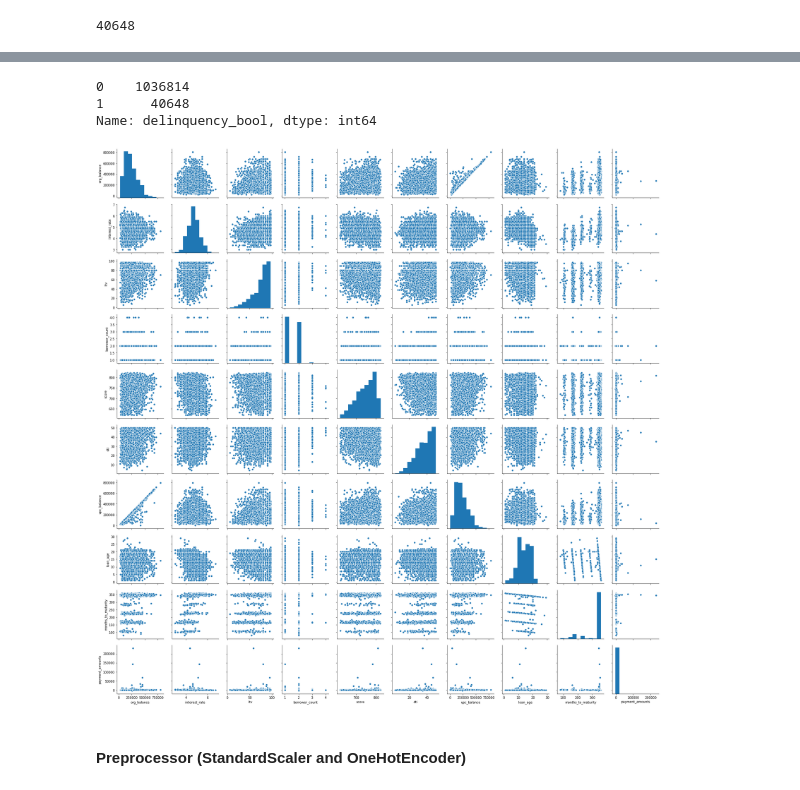
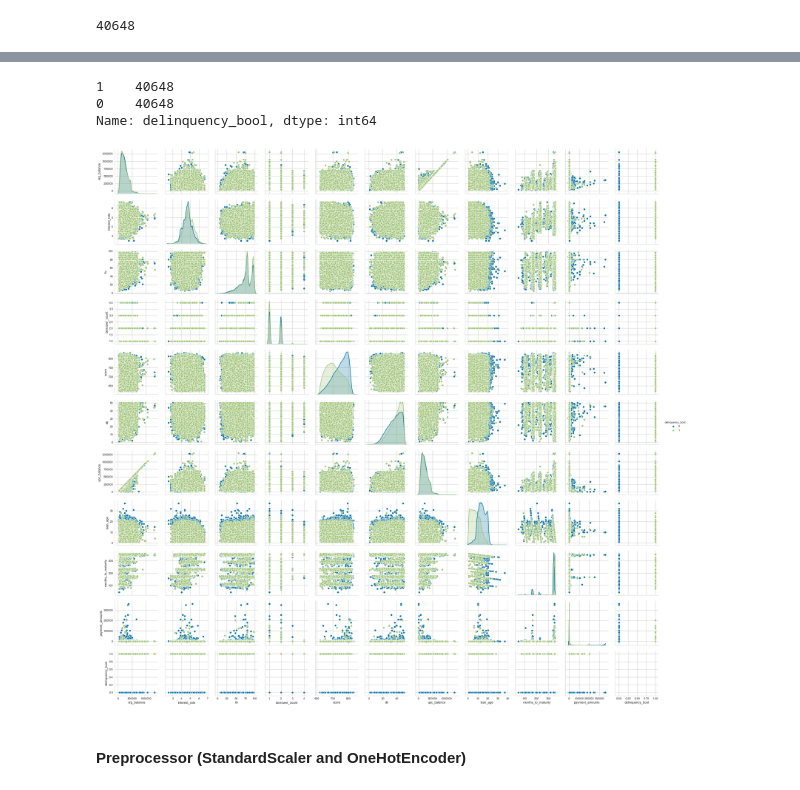
Before and after one commit to vyjayanthipp/Secondary_Mortgage_Loans, a Jupyter notebook: codes/Model_JLin.ipynb, the cells around one changed output, grey strips where cells are left out. Saved outputs shown, nothing was run; the diff lists cells and outputs as text; code cells hidden in the pictures.

```diff
--- a/codes/Model_JLin.ipynb
+++ b/codes/Model_JLin.ipynb
@@ -45,7 +46,8 @@ y_train.sum()
 40648
 # %%
 df = pd.concat([X_train,y_train],axis=1)
-df = pd.concat([df[df.delinquency_bool==1],df[df.delinquency_bool==0].sample(n=y_train.sum(), random_state=42)],axis=0)
+df = pd.concat([df[df.delinquency_bool==1],
+                df[df.delinquency_bool==0].sample(n=y_train.sum(), random_state=42)],axis=0)
 # %%
 X_train = df.drop(columns=['delinquency_bool'])
 y_train = df.delinquency_bool
@@ -78,13 +80,13 @@ memory usage: 8.7+ MB
 # %%
 y_train.value_counts()
 # %% [output]
-0    1036814
-1      40648
+1    40648
+0    40648
 Name: delinquency_bool, dtype: int64
 # %%
-sns.pairplot(X_train);
+sns.pairplot(df, hue='delinquency_bool');
 # %% [output]
-[figure, old version]
+[figure, new version]
 # %% [markdown]
 #### Preprocessor (StandardScaler and OneHotEncoder)
 # %%
```
Also changed, not shown: parts of 37 cells of this notebook, 4 other files.
